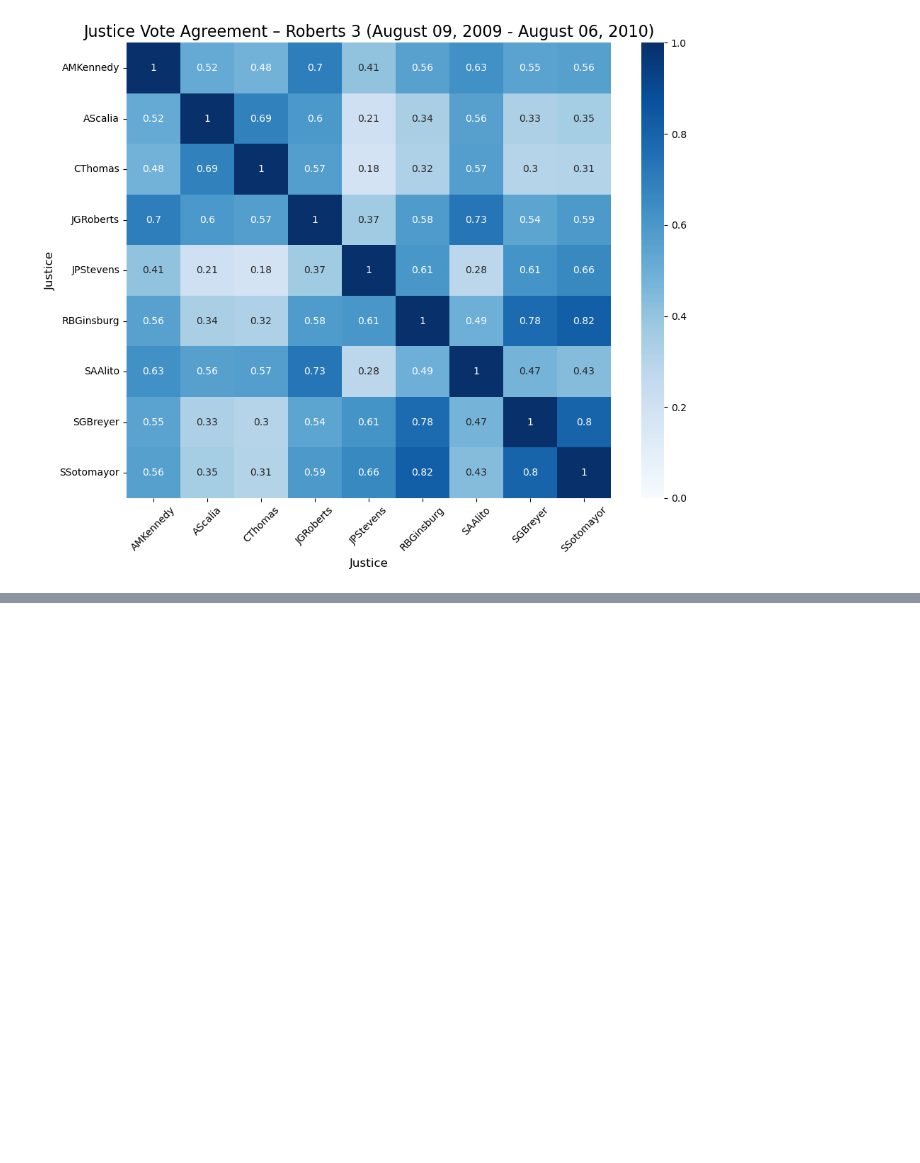
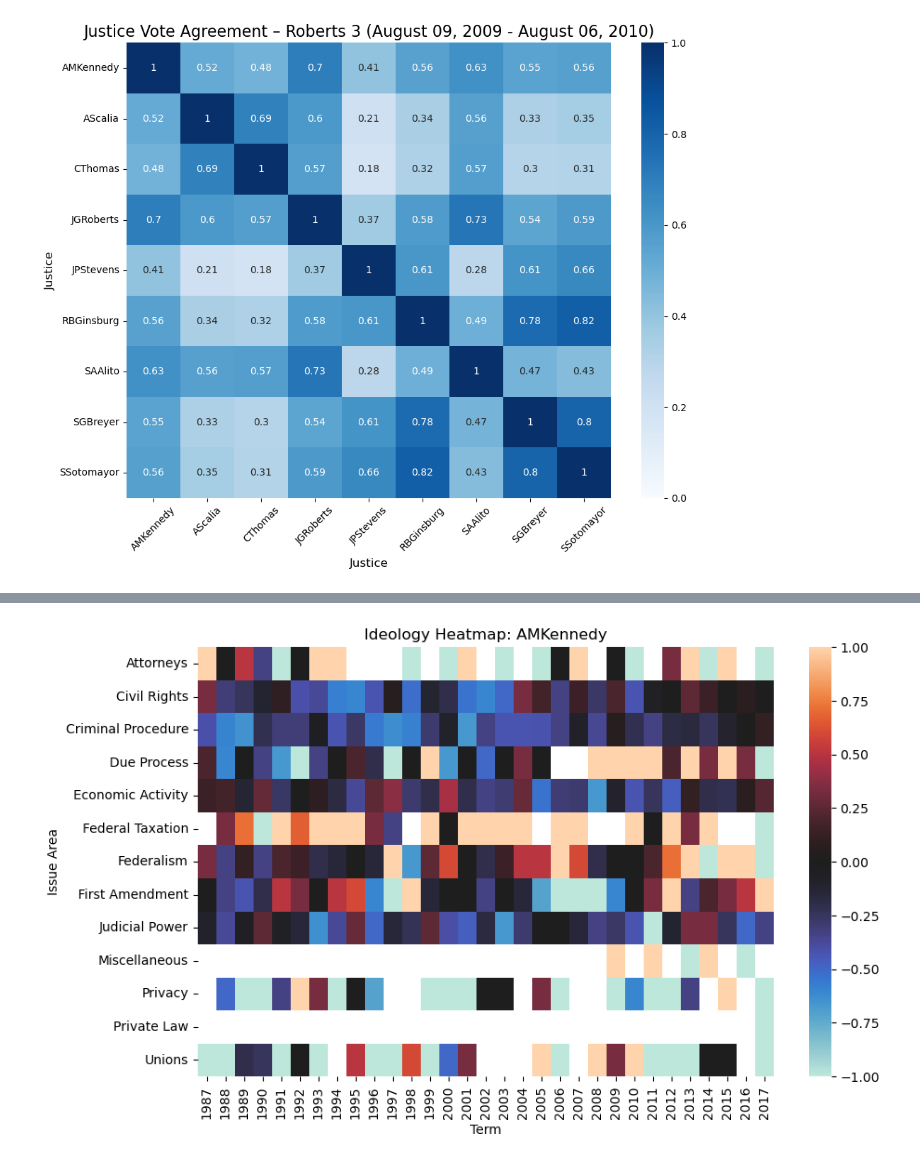
Before and after one commit to zs-zhuang/Supreme-Court-Case-Analytics, a Jupyter notebook: notebooks/justice_behavior.ipynb, the cells around one changed output, grey strips where cells are left out. Drawn from its saved outputs; the diff is of its cells as text; code cells hidden in the pictures; blank space fills up the shorter version.

```diff
--- a/notebooks/justice_behavior.ipynb
+++ b/notebooks/justice_behavior.ipynb
@@ -210,0 +408,28 @@ plt.show()
+# %%
+# For a given Justice, visualize idelogical trend over time in different issue areas as heat map
+def plot_heatmap(justice_name):
+
+    subset = issue_trends[issue_trends['justiceName'] == justice_name].copy()
+
+    subset['issueAreaLabel'] = subset['issueArea'].map(ISSUE_AREA_MAP)
+    subset['issueAreaLabel'] = subset['issueAreaLabel'].fillna('Unknown')
+
+    pivot = subset.pivot(
+        index='issueAreaLabel',
+        columns='term',
+        values='ideology_score'
+    )
+
+    plt.figure(figsize=(10, 6))
+    sns.heatmap(pivot, center=0)
+
+    plt.title(f"Ideology Heatmap: {justice_name}")
+    plt.xlabel("Term")
+    plt.ylabel("Issue Area")
+    plt.savefig('../results/justice_ideological_trend_IssueArea_heatmap.jpg', format='jpg', dpi=300)
+    plt.show()
+
+# Example:
+plot_heatmap("AMKennedy")
+# %% [output]
+[figure, added]
```
Also changed, not shown: parts of 3 cells of this notebook, 4 other files.
